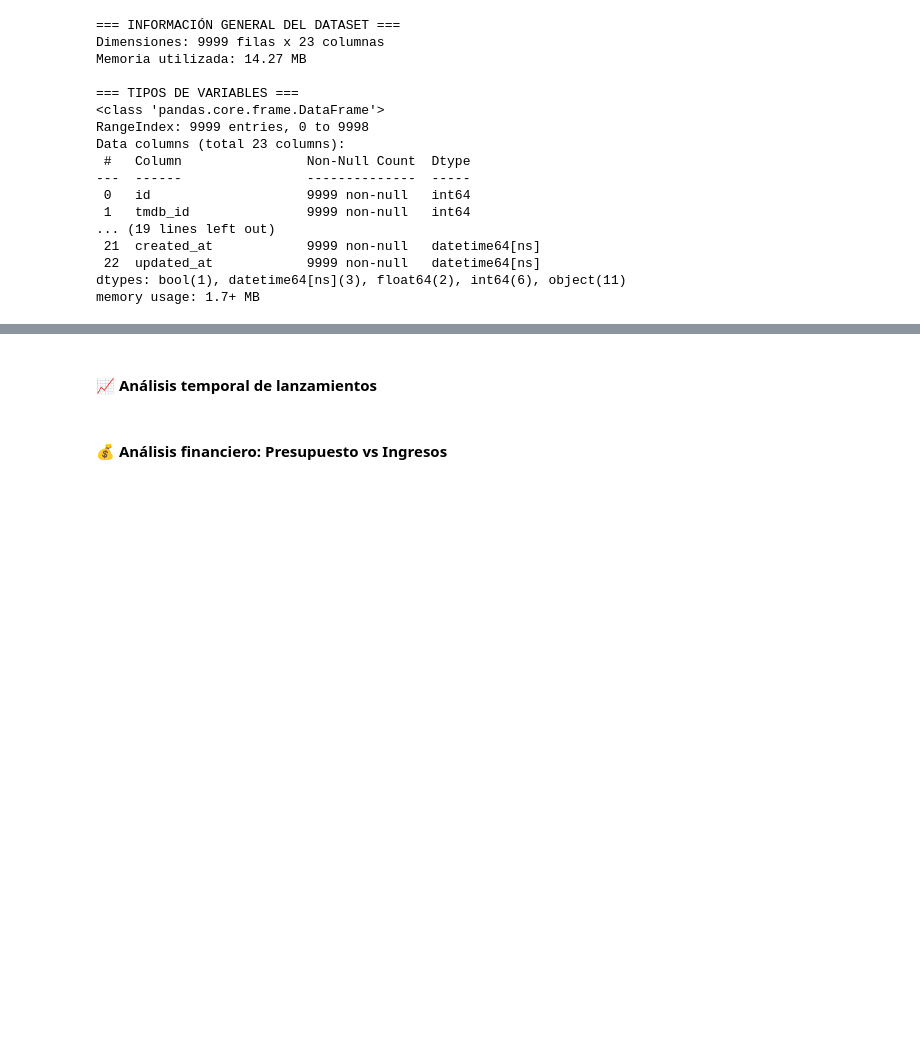
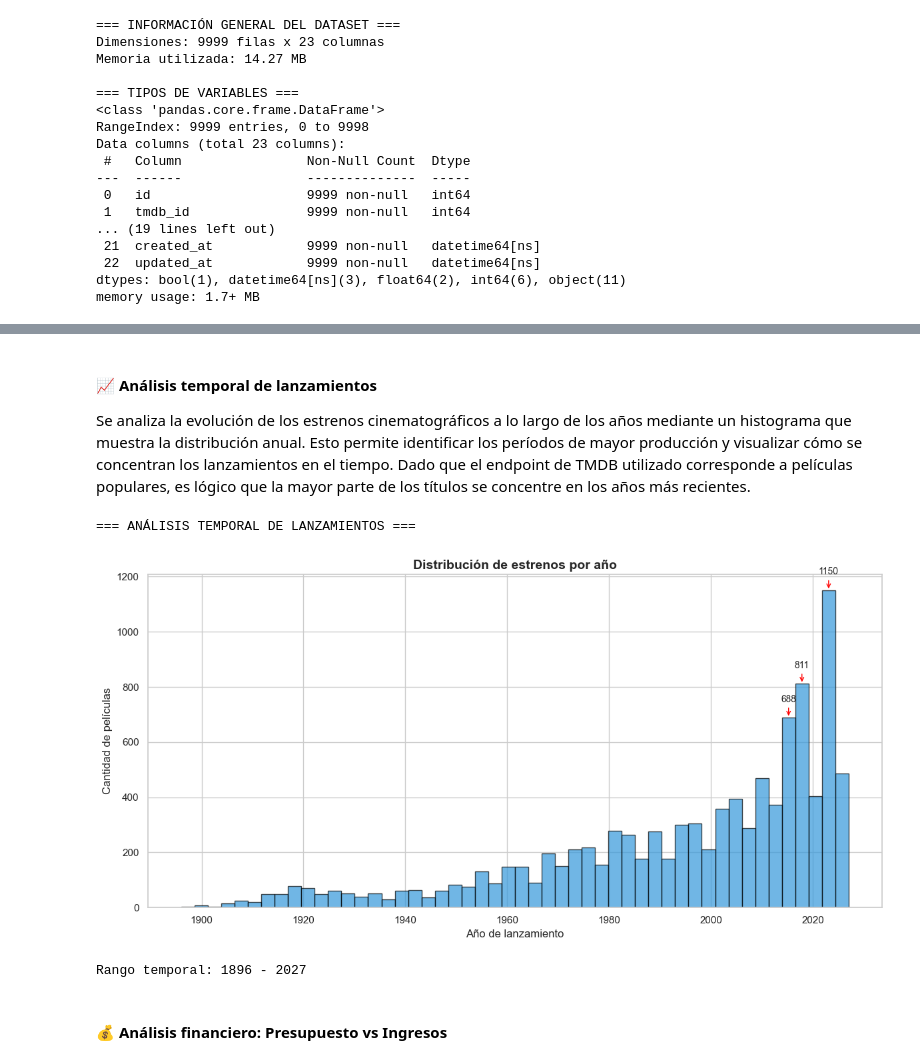
Before and after one commit to david-wis/filmining-scraper, a Jupyter notebook: notebooks/tp2.ipynb, the cells around one changed output, grey strips where cells are left out. Drawn from its saved outputs; the diff is of its cells as text; code cells hidden in the pictures; blank space fills up the shorter version.

```diff
--- a/notebooks/tp2.ipynb
+++ b/notebooks/tp2.ipynb
@@ -412,67 +740,57 @@ print(f"Mediana de películas por género: {df_genres['movie_count'].median():.1
 # %% [markdown]
 #### 📈 Análisis temporal de lanzamientos
+Se analiza la evolución de los estrenos cinematográficos a lo largo de los años mediante un histograma que muestra la distribución anual. Esto permite identificar los períodos de mayor producción y visualizar cómo se concentran los lanzamientos en el tiempo. Dado que el endpoint de TMDB utilizado corresponde a películas populares, es lógico que la mayor parte de los títulos se concentre en los años más recientes.
 # %%
-# Análisis temporal
+# --- Análisis temporal ---
 print("=== ANÁLISIS TEMPORAL DE LANZAMIENTOS ===")
 
 # Convertir release_date a datetime si no lo está
 if 'release_date' in df_movies.columns:
     df_movies['release_date'] = pd.to_datetime(df_movies['release_date'], errors='coerce')
 
     # Filtrar películas con fechas válidas
-    movies_with_dates = df_movies.dropna(subset=['release_date'])
+    movies_with_dates = df_movies.dropna(subset=['release_date']).copy()
 
     if len(movies_with_dates) > 0:
         # Extraer año de lanzamiento
         movies_with_dates['release_year'] = movies_with_dates['release_date'].dt.year
 
-        # Análisis por década
-        movies_with_dates['decade'] = (movies_with_dates['release_year'] // 10) * 10
+        # Histograma de años
+        plt.figure(figsize=(12, 6))
+        n, bins, patches = plt.hist(
+            movies_with_dates['release_year'],
+            bins=50, alpha=0.7, edgecolor='black', color="#3498db"
+        )
+        plt.title('Distribución de estrenos por año', fontsize=14, fontweight="bold")
+        plt.xlabel('Año de lanzamiento')
+        plt.ylabel('Cantidad de películas')
 
-        # Visualizaciones temporales
-        fig, axes = plt.subplots(2, 2, figsize=(16, 12))
-
-        # 1. Películas por año
-        yearly_counts = movies_with_dates['release_year'].value_counts().sort_index()
-        axes[0, 0].plot(yearly_counts.index, yearly_counts.values, linewidth=2)
-        axes[0, 0].set_title('Películas lanzadas por año')
-        axes[0, 0].set_xlabel('Año')
-        axes[0, 0].set_ylabel('Número de películas')
-        axes[0, 0].grid(True, alpha=0.3)
-
-        # 2. Películas por década
-        decade_counts = movies_with_dates['decade'].value_counts().sort_index()
-        axes[0, 1].bar(decade_counts.index, decade_counts.values, width=8)
-        axes[0, 1].set_title('Películas lanzadas por década')
-        axes[0, 1].set_xlabel('Década')
-        axes[0, 1].set_ylabel('Número de películas')
-
-        # 3. Distribución de años (histograma)
-        axes[1, 0].hist(movies_with_dates['release_year'], bins=50, alpha=0.7, edgecolor='black')
-        axes[1, 0].set_title('Distribución de años de lanzamiento')
-        axes[1, 0].set_xlabel('Año')
-        axes[1, 0].set_ylabel('Frecuencia')
-
-        # 4. Top 10 años con más películas
-        top_years = yearly_counts.head(10)
-        axes[1, 1].barh(range(len(top_years)), top_years.values)
-        axes[1, 1].set_yticks(range(len(top_years)))
-        axes[1, 1].set_yticklabels(top_years.index)
-        axes[1, 1].set_title('Top 10 años con más películas')
-        axes[1, 1].set_xlabel('Número de películas')
+        # Top 3 bins con anotaciones
+        top3_idx = n.argsort()[-3:][::-1]
+        for idx in top3_idx:
+            bin_center = (bins[idx] + bins[idx+1]) / 2
+            plt.annotate(
+                f"{int(n[idx])}",
+                xy=(bin_center, n[idx]),
+                xytext=(bin_center, n[idx] + max(n) * 0.05),
+                ha="center", fontsize=10,
+                arrowprops=dict(arrowstyle="->", color="red")
+            )
 
         plt.tight_layout()
         plt.show()
 
         # Estadísticas temporales
         print(f"Rango temporal: {movies_with_dates['release_year'].min()} - {movies_with_dates['release_year'].max()}")
-        print(f"Año con más películas: {yearly_counts.idxmax()} ({yearly_counts.max()} películas)")
-        print(f"Década con más películas: {decade_counts.idxmax()}s ({decade_counts.max()} películas)")
 
     else:
         print("No hay fechas de lanzamiento válidas en el dataset")
 else:
     print("No se encontró la columna 'release_date' en el dataset")
+# %% [output]
+=== ANÁLISIS TEMPORAL DE LANZAMIENTOS ===
+[figure, added]
+Rango temporal: 1896 - 2027
 # %% [markdown]
 #### 💰 Análisis financiero: Presupuesto vs Ingresos
 # %%
```
Also changed, not shown: parts of 27 cells of this notebook.
